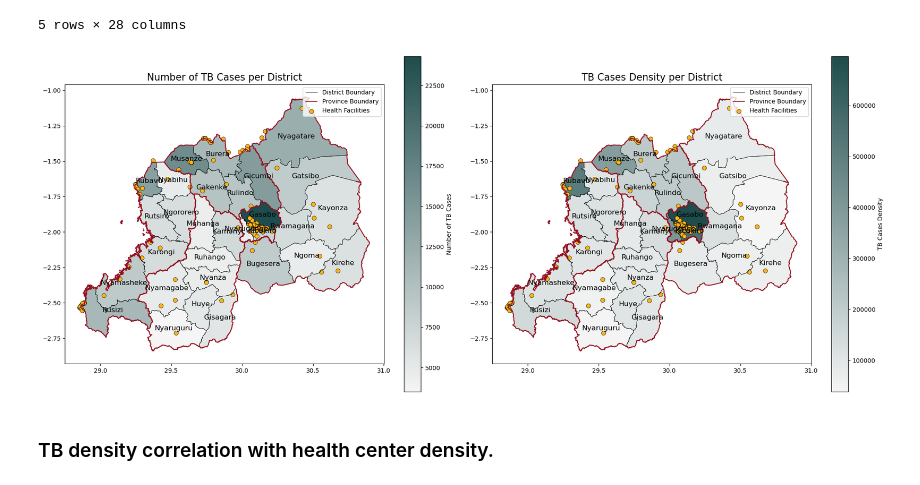
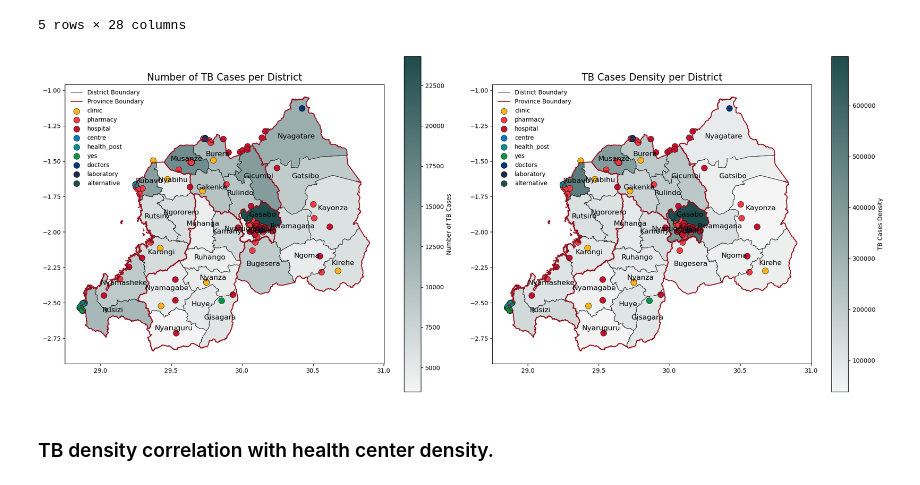
Before and after one commit to FonyaBrandone/MBDA_Research, a Jupyter notebook: ntaghagh/main_map.ipynb, the cells around one changed output. Cells and saved outputs as stored; diff of their text form; code cells hidden in the pictures.

```diff
--- a/ntaghagh/main_map.ipynb
+++ b/ntaghagh/main_map.ipynb
@@ -386,42 +386,44 @@ for idx, row in disease_gdf.iterrows():
                      ha='center', fontsize=12, color='black')
 
 # Plot health facilities
-main_facility_df.plot(ax=axes[0], color='#FDB515', markersize=50, label='Health Facilities',
-                   legend=True, edgecolor='black', linewidth=0.5)
+for i, facility in enumerate(main_facility):
+    facility_gdf = geo_points_df[geo_points_df['amenity'] == facility]
+    facility_gdf.plot(ax=axes[0], color=colors[i % len(colors)], markersize=100, label=facility, edgecolor='black', linewidth=0.5)
 
 # Add title for the first plot
 axes[0].set_title("Number of TB Cases per District", fontsize=16)
-axes[0].legend()
+axes[0].legend(loc='upper left', frameon=False)
 
 # --- Second Plot: TB Density per District ---
 # Plot the base map (district boundaries)
 disease_gdf.boundary.plot(ax=axes[1], color="black", linewidth=0.5, label='District Boundary')
 
 # Ploting the TB density heatmap
 disease_gdf.plot(column="tb_density", ax=axes[1], cmap=custom_cmap, legend=True,
                  legend_kwds={"label": "TB Cases Density", "shrink": 0.8})
 
 # Ploting province boundaries
 province_gdf.boundary.plot(ax=axes[1], color='#941120', linewidth=1.5, label='Province Boundary')
 
 # Adding district names as annotations
 for idx, row in disease_gdf.iterrows():
     axes[1].annotate(text=row["district"],
                      xy=[row["Centroid"].x, row["Centroid"].y],
                      ha='center', fontsize=12, color='black')
 
 # Plot of health facilities
-main_facility_df.plot(ax=axes[1], color='#FDB515', markersize=50, label='Health Facilities',
-                   legend=True, edgecolor='black', linewidth=0.5)
+for i, facility in enumerate(main_facility):
+    facility_gdf = geo_points_df[geo_points_df['amenity'] == facility]
+    facility_gdf.plot(ax=axes[1], color=colors[i % len(colors)], markersize=100, label=facility, edgecolor='black', linewidth=0.5)
 
 axes[1].set_title("TB Cases Density per District", fontsize=16)
-axes[1].legend()
+axes[1].legend(loc='upper left', frameon=False)
 
 # Adjusting plot layout
 plt.tight_layout()
 plt.show()
 # %% [output]
-[figure, old version]
+[figure, new version]
 # %% [markdown]
 ### TB density correlation with health center density.
 # %%
```
Also changed, not shown: parts of 2 cells of this notebook, 1 other file.
